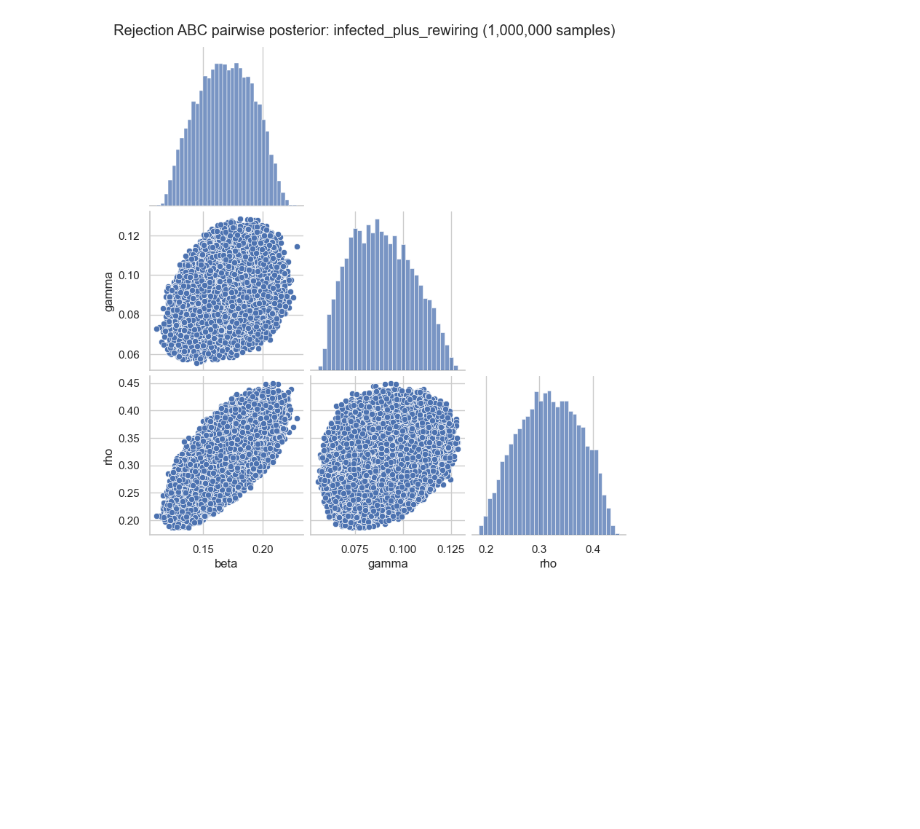
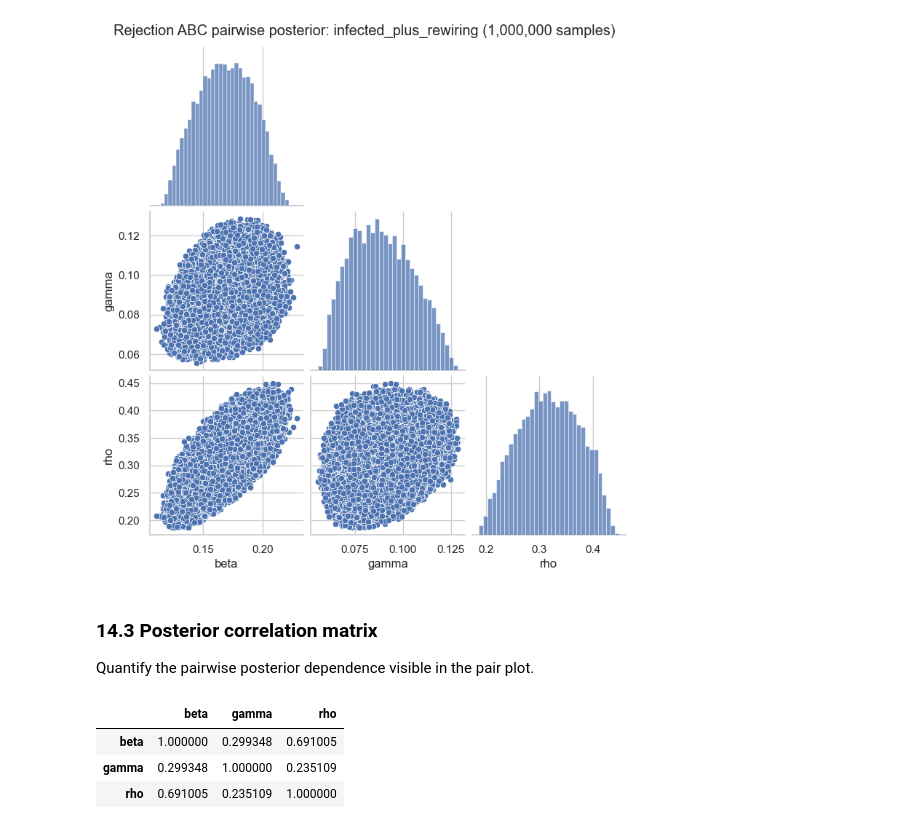
Before and after one commit to jiayi33c/Simulation-Based-Inference-for-an-Adaptive-Network-Epidemic-Model, a Jupyter notebook: sbi_infection_analysis.ipynb, the cells around one changed output. Cells and saved outputs as stored; diff of their text form; code cells hidden in the pictures; blank space fills up the shorter version.

```diff
--- a/sbi_infection_analysis.ipynb
+++ b/sbi_infection_analysis.ipynb
@@ -997,3 +1026,14 @@ plt.show()
 # %% [output]
 [figure]
 [figure]
+# %% [markdown]
+### 14.3 Posterior correlation matrix
+
+Quantify the pairwise posterior dependence visible in the pair plot.
+# %%
+rejection_abc_1m[["beta", "gamma", "rho"]].corr()
+# %% [output]
+|  | beta | gamma | rho |
+| beta | 1.000000 | 0.299348 | 0.691005 |
+| gamma | 0.299348 | 1.000000 | 0.235109 |
+| rho | 0.691005 | 0.235109 | 1.000000 |
```
Also changed, not shown: parts of 14 cells of this notebook.
